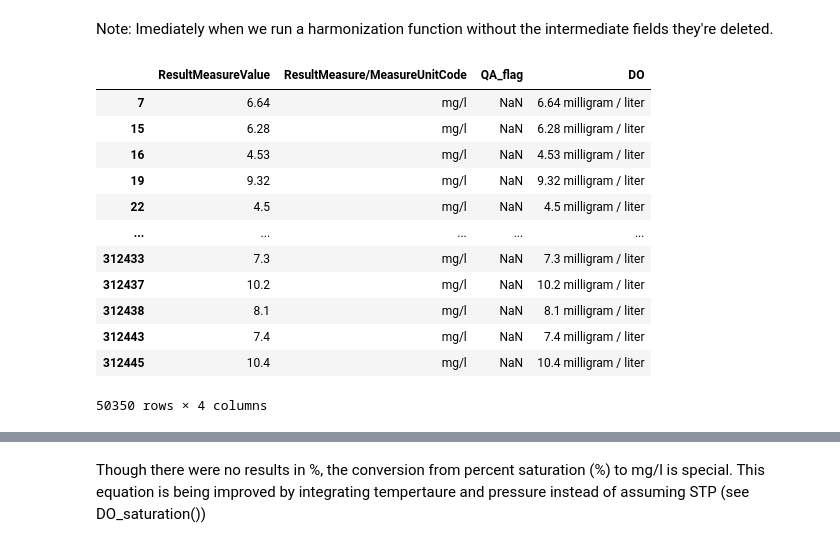
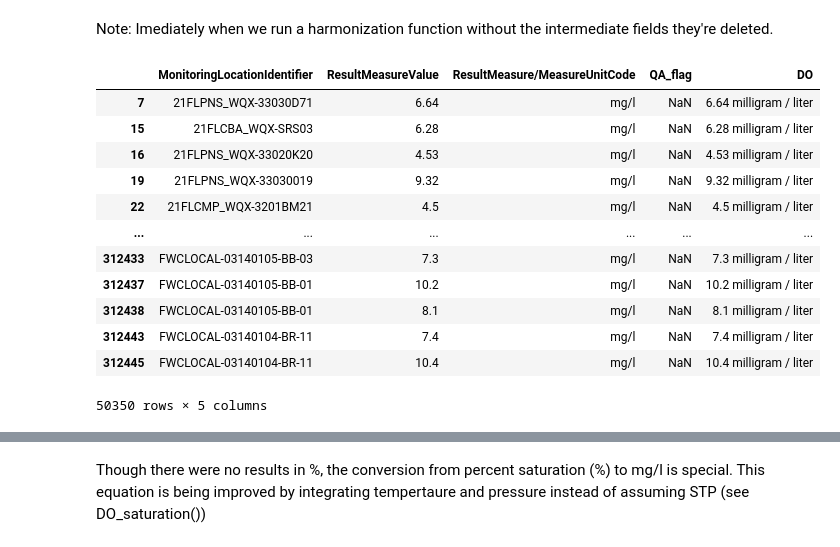
Before and after one commit to USEPA/harmonize-wq, a Jupyter notebook: demos/Harmonize_Pensacola.ipynb, the cells around one changed output, grey strips where cells are left out. Saved outputs shown, nothing was run; the diff lists cells and outputs as text; code cells hidden in the pictures.

```diff
--- a/demos/Harmonize_Pensacola.ipynb
+++ b/demos/Harmonize_Pensacola.ipynb
@@ -142,8 +145,8 @@ os.getcwd()
 # %%
 # Read geometry for Area of Interest from test data or local file
-#aoi_url = r'https://github.com/USEPA/HWBI_update/raw/master/ESI/harmonize-wq/harmonize_wq/tests/data/PPBays_NCCA.geojson'
-aoi_url = os.path.join(os.getcwd(), r'harmonize_wq\tests\data\PPBays_NCCA.geojson')  #Local file
-aoi_gdf = geopandas.read_file(aoi_url)
+#aoi_url = r'https://github.com/USEPA/harmonize-wq/raw/master/harmonize_wq/tests/data/PPBays_NCCA.geojson'
+aoi_url = r'D:\code\harmonize-wq\harmonize_wq\tests\data\PPBays_NCCA.geojson'  #Local file (temporary)
+aoi_gdf = wrangle.as_gdf(aoi_url)
 
 # Map aoi
 aoi_gdf.plot()
@@ -570,23 +537,23 @@ df = harmonize.harmonize_generic(df, 'Dissolved oxygen (DO)')
 Note: Imediately when we run a harmonization function without the intermediate fields they're deleted.
 # %%
 # Look at what was changed
-cols = ['ResultMeasureValue', 'ResultMeasure/MeasureUnitCode', 'QA_flag', 'DO']
+cols = ['MonitoringLocationIdentifier', 'ResultMeasureValue', 'ResultMeasure/MeasureUnitCode', 'QA_flag', 'DO']
 do_res = df.loc[df['CharacteristicName']=='Dissolved oxygen (DO)', cols]
 do_res
 # %% [output]
-|  | ResultMeasureValue | ResultMeasure/MeasureUnitCode | QA_flag | DO |
-| 7 | 6.64 | mg/l | NaN | 6.64 milligram / liter |
-| 15 | 6.28 | mg/l | NaN | 6.28 milligram / liter |
-| 16 | 4.53 | mg/l | NaN | 4.53 milligram / liter |
-| 19 | 9.32 | mg/l | NaN | 9.32 milligram / liter |
-| 22 | 4.5 | mg/l | NaN | 4.5 milligram / liter |
-| ... | ... | ... | ... | ... |
-| 312433 | 7.3 | mg/l | NaN | 7.3 milligram / liter |
-| 312437 | 10.2 | mg/l | NaN | 10.2 milligram / liter |
-| 312438 | 8.1 | mg/l | NaN | 8.1 milligram / liter |
-| 312443 | 7.4 | mg/l | NaN | 7.4 milligram / liter |
-| 312445 | 10.4 | mg/l | NaN | 10.4 milligram / liter |
+|  | MonitoringLocationIdentifier | ResultMeasureValue | ResultMeasure/MeasureUnitCode | QA_flag | DO |
+| 7 | 21FLPNS_WQX-33030D71 | 6.64 | mg/l | NaN | 6.64 milligram / liter |
+| 15 | 21FLCBA_WQX-SRS03 | 6.28 | mg/l | NaN | 6.28 milligram / liter |
+| 16 | 21FLPNS_WQX-33020K20 | 4.53 | mg/l | NaN | 4.53 milligram / liter |
+| 19 | 21FLPNS_WQX-33030019 | 9.32 | mg/l | NaN | 9.32 milligram / liter |
+| 22 | 21FLCMP_WQX-3201BM21 | 4.5 | mg/l | NaN | 4.5 milligram / liter |
+| ... | ... | ... | ... | ... | ... |
+| 312433 | FWCLOCAL-03140105-BB-03 | 7.3 | mg/l | NaN | 7.3 milligram / liter |
+| 312437 | FWCLOCAL-03140105-BB-01 | 10.2 | mg/l | NaN | 10.2 milligram / liter |
+| 312438 | FWCLOCAL-03140105-BB-01 | 8.1 | mg/l | NaN | 8.1 milligram / liter |
+| 312443 | FWCLOCAL-03140104-BR-11 | 7.4 | mg/l | NaN | 7.4 milligram / liter |
+| 312445 | FWCLOCAL-03140104-BR-11 | 10.4 | mg/l | NaN | 10.4 milligram / liter |
-50350 rows × 4 columns
+50350 rows × 5 columns
 # %%
 do_res.loc[do_res['ResultMeasure/MeasureUnitCode']!='mg/l']
 # %% [output]
```
Also changed, not shown: parts of 37 cells of this notebook.
